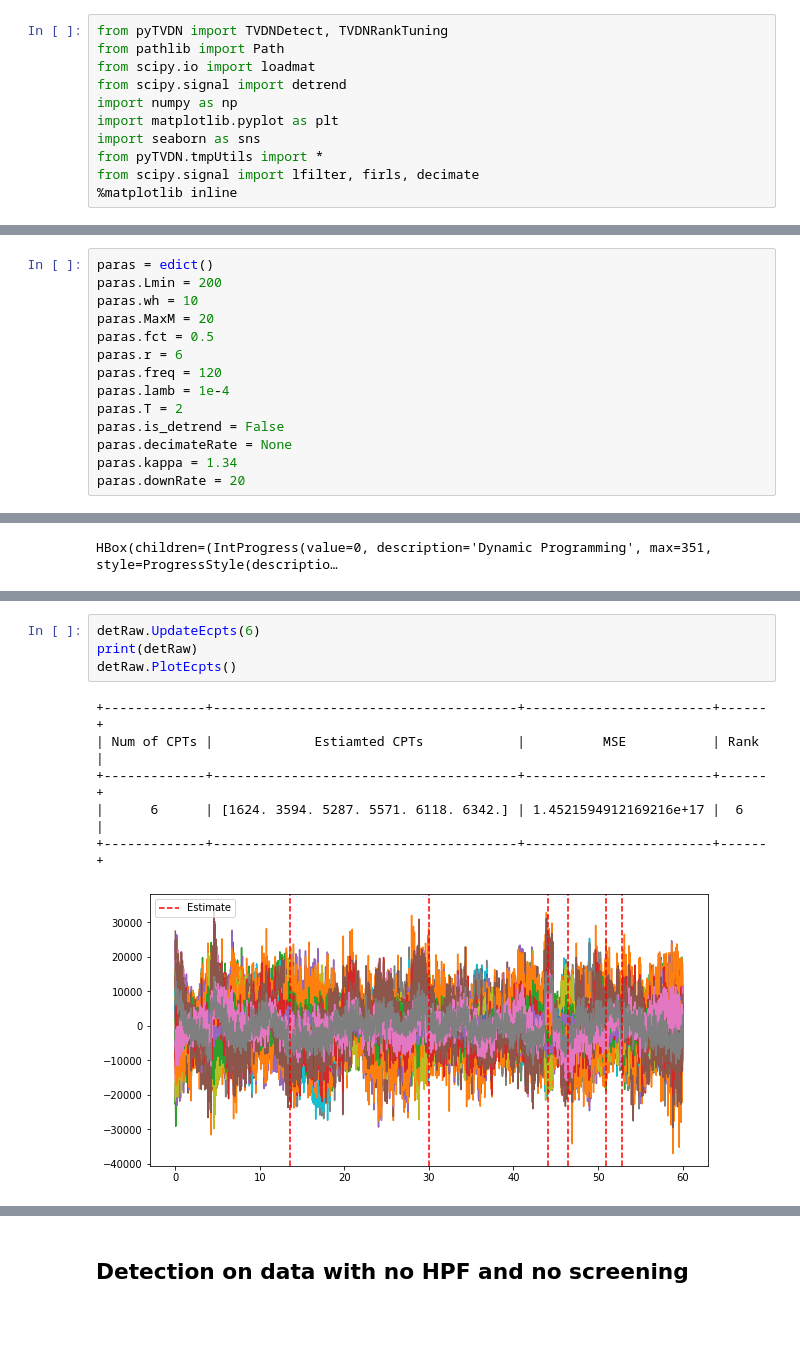
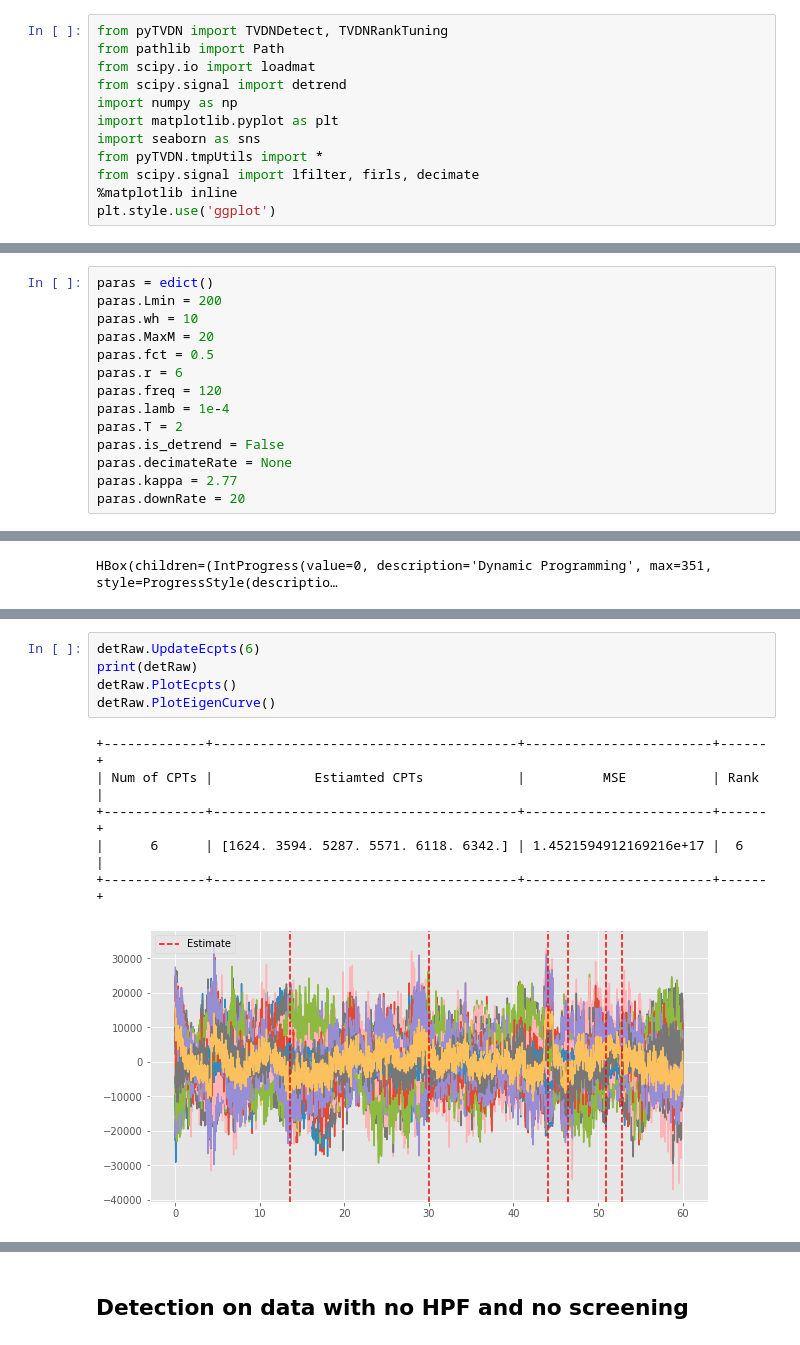
Before and after one commit to JINhuaqing/TVDN-simu, a Jupyter notebook: realdata/MEG-RS8002.ipynb, the cells around one changed output, grey strips where cells are left out. Saved outputs shown, nothing was run; the diff lists cells and outputs as text.

```diff
--- a/realdata/MEG-RS8002.ipynb
+++ b/realdata/MEG-RS8002.ipynb
@@ -12,6 +12,7 @@ import seaborn as sns
 from pyTVDN.tmpUtils import *
 from scipy.signal import lfilter, firls, decimate
 %matplotlib inline
+plt.style.use('ggplot')
 # %%
 from pprint import pprint
 import pickle
@@ -95,7 +109,7 @@ paras.lamb = 1e-4
 paras.T = 2
 paras.is_detrend = False
 paras.decimateRate = None
-paras.kappa = 1.34
+paras.kappa = 2.77
 paras.downRate = 20
 # %%
 detRaw = TVDNDetect1(Ymat=dataN, dataType="MEG",
@@ -141,11 +155,12 @@ detRaw.TuningKappa(kappas)
 # %%
 detRaw.UpdateEcpts(6)
 print(detRaw)
 detRaw.PlotEcpts()
+detRaw.PlotEigenCurve()
 # %% [output]
 +-------------+---------------------------------------+------------------------+------+
 | Num of CPTs |             Estiamted CPTs            |          MSE           | Rank |
 +-------------+---------------------------------------+------------------------+------+
 |      6      | [1624. 3594. 5287. 5571. 6118. 6342.] | 1.4521594912169216e+17 |  6   |
 +-------------+---------------------------------------+------------------------+------+
-[figure, old version]
+[figure, new version]
```
Also changed, not shown: parts of 15 cells of this notebook, 14 other files.
